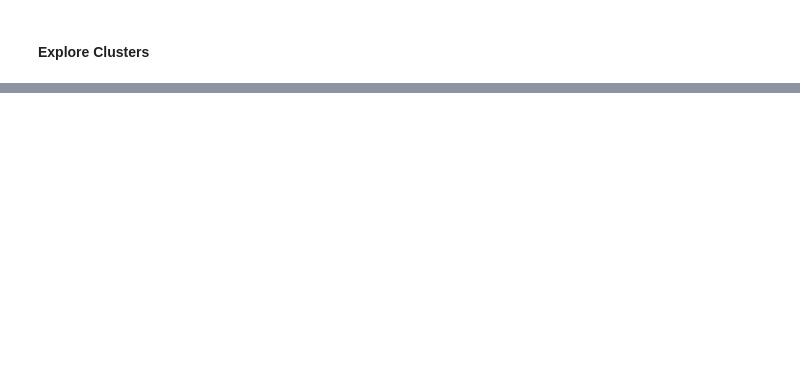
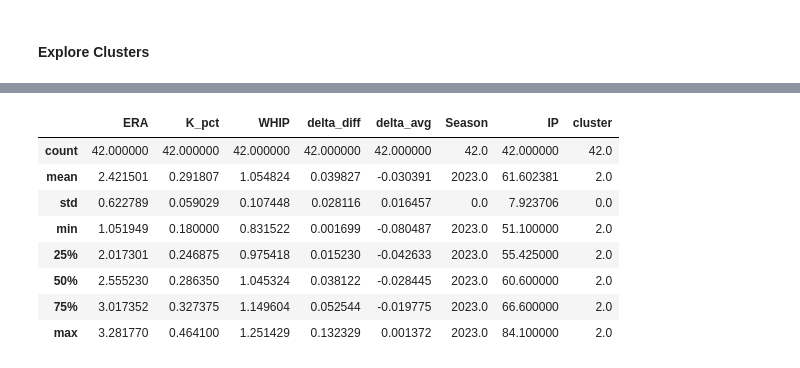
Before and after one commit to RudimentaryChef/RedsHackathon, a Jupyter notebook: BB-Analytics-Hackathon.ipynb, the cells around one changed output, grey strips where cells are left out. Drawn from its saved outputs; the diff is of its cells as text; code cells hidden in the pictures; blank space fills up the shorter version.

```diff
--- a/BB-Analytics-Hackathon.ipynb
+++ b/BB-Analytics-Hackathon.ipynb
@@ -235,6 +284,16 @@ cluster_1.sort_values(by='ERA', ascending=True).head()
 # %%
 # Explore Cluster 2
-cluster_2 = sp_pitchers[sp_pitchers['cluster'] == 2]
+cluster_2 = rp_pitchers[rp_pitchers['cluster'] == 2]
 cluster_2.describe()
+# %% [output]
+|  | ERA | K_pct | WHIP | delta_diff | delta_avg | Season | IP | cluster |
+| count | 42.000000 | 42.000000 | 42.000000 | 42.000000 | 42.000000 | 42.0 | 42.000000 | 42.0 |
+| mean | 2.421501 | 0.291807 | 1.054824 | 0.039827 | -0.030391 | 2023.0 | 61.602381 | 2.0 |
+| std | 0.622789 | 0.059029 | 0.107448 | 0.028116 | 0.016457 | 0.0 | 7.923706 | 0.0 |
+| min | 1.051949 | 0.180000 | 0.831522 | 0.001699 | -0.080487 | 2023.0 | 51.100000 | 2.0 |
+| 25% | 2.017301 | 0.246875 | 0.975418 | 0.015230 | -0.042633 | 2023.0 | 55.425000 | 2.0 |
+| 50% | 2.555230 | 0.286350 | 1.045324 | 0.038122 | -0.028445 | 2023.0 | 60.600000 | 2.0 |
+| 75% | 3.017352 | 0.327375 | 1.149604 | 0.052544 | -0.019775 | 2023.0 | 66.600000 | 2.0 |
+| max | 3.281770 | 0.464100 | 1.251429 | 0.132329 | 0.001372 | 2023.0 | 84.100000 | 2.0 |
 # %%
 cluster_2.sort_values(by='ERA', ascending=True).head()
```
Also changed, not shown: parts of 11 cells of this notebook.
